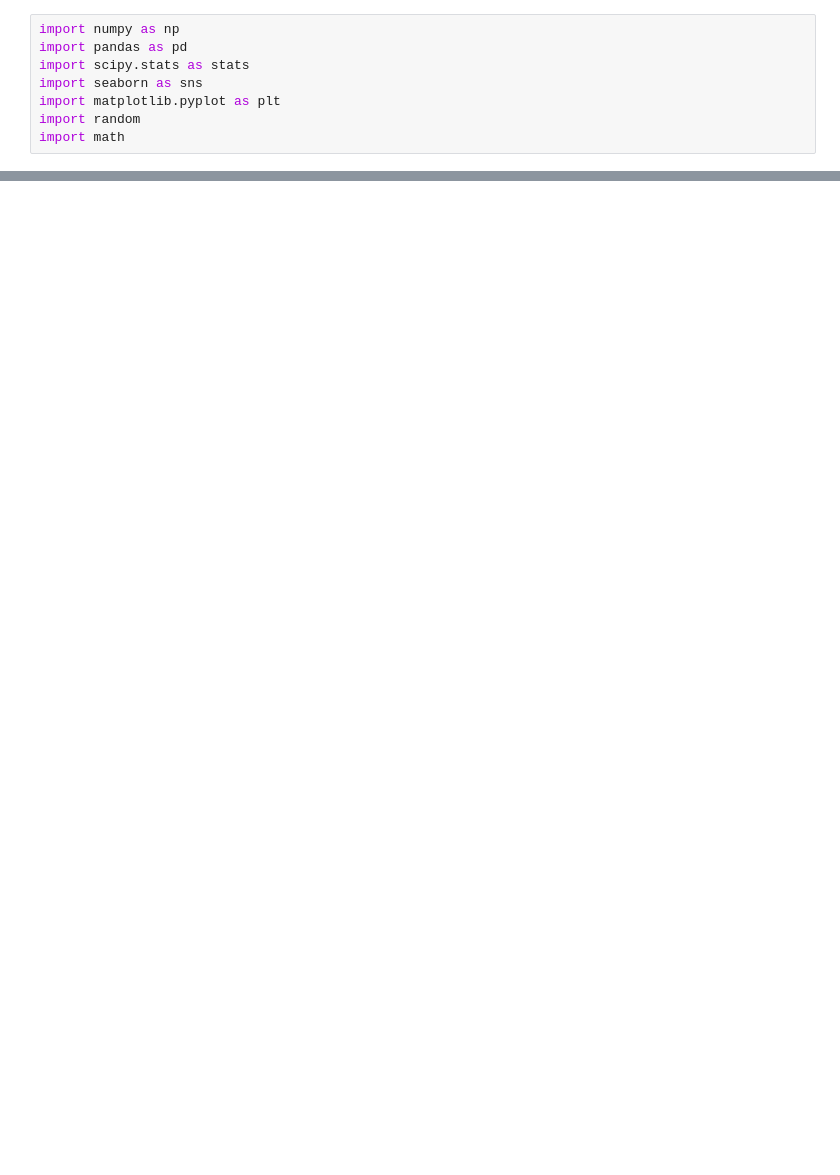
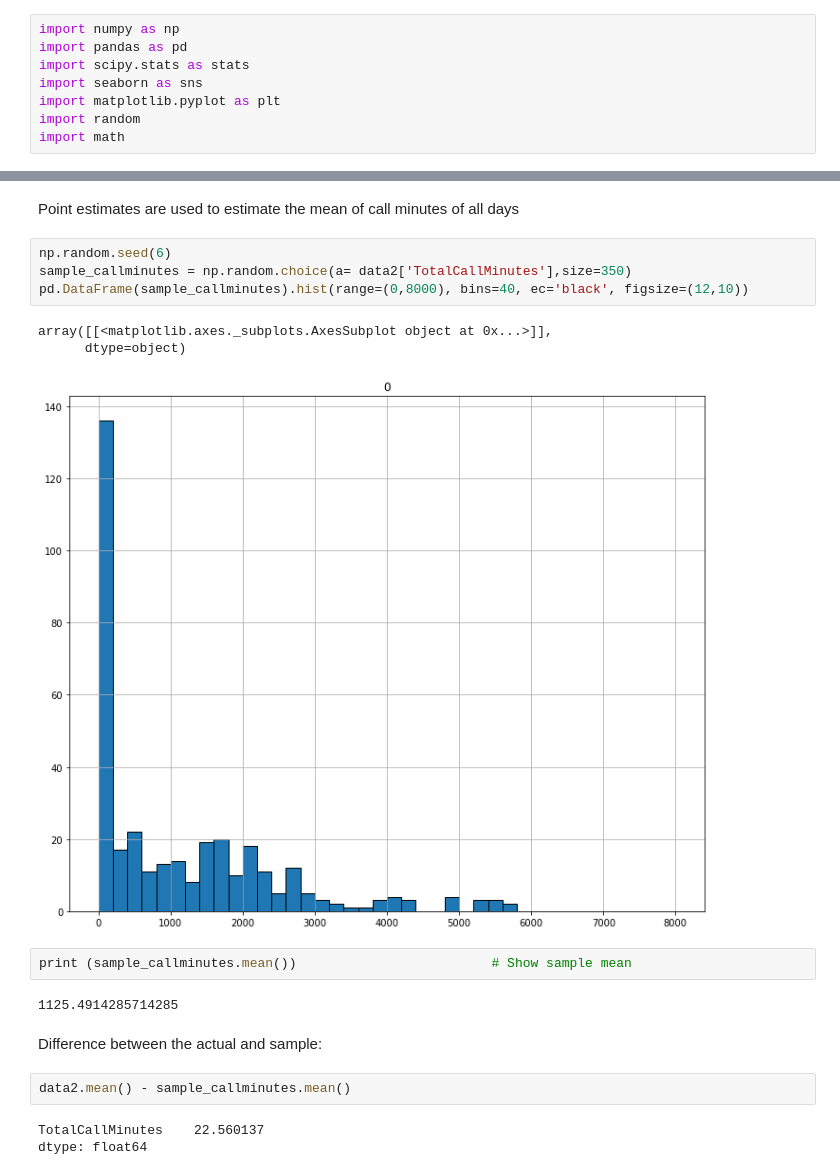
Before and after one commit to UNCG-CSE/G_Suite_Metrics, a Jupyter notebook: src/Anusha/Point Estimates_GoogleMeet_TotalCallMinutes.ipynb, the cells around one changed output, grey strips where cells are left out. Cells and saved outputs as stored; diff of their text form; blank space fills up the shorter version.

```diff
--- a/src/Anusha/Point Estimates_GoogleMeet_TotalCallMinutes.ipynb
+++ b/src/Anusha/Point Estimates_GoogleMeet_TotalCallMinutes.ipynb
@@ -19,0 +26,21 @@ array([[<matplotlib.axes._subplots.AxesSubplot object at 0x...>]],
+# %% [markdown]
+Point estimates are used to estimate the mean of call minutes of all days
+# %%
+np.random.seed(6)
+sample_callminutes = np.random.choice(a= data2['TotalCallMinutes'],size=350)
+pd.DataFrame(sample_callminutes).hist(range=(0,8000), bins=40, ec='black', figsize=(12,10))
+# %% [output]
+array([[<matplotlib.axes._subplots.AxesSubplot object at 0x...>]],
+      dtype=object)
+[figure, added]
+# %%
+print (sample_callminutes.mean())                         # Show sample mean
+# %% [output]
+1125.4914285714285
+# %% [markdown]
+Difference between the actual and sample:
+# %%
+data2.mean() - sample_callminutes.mean()
+# %% [output]
+TotalCallMinutes    22.560137
+dtype: float64
```
Also changed, not shown: parts of 27 cells of this notebook.
